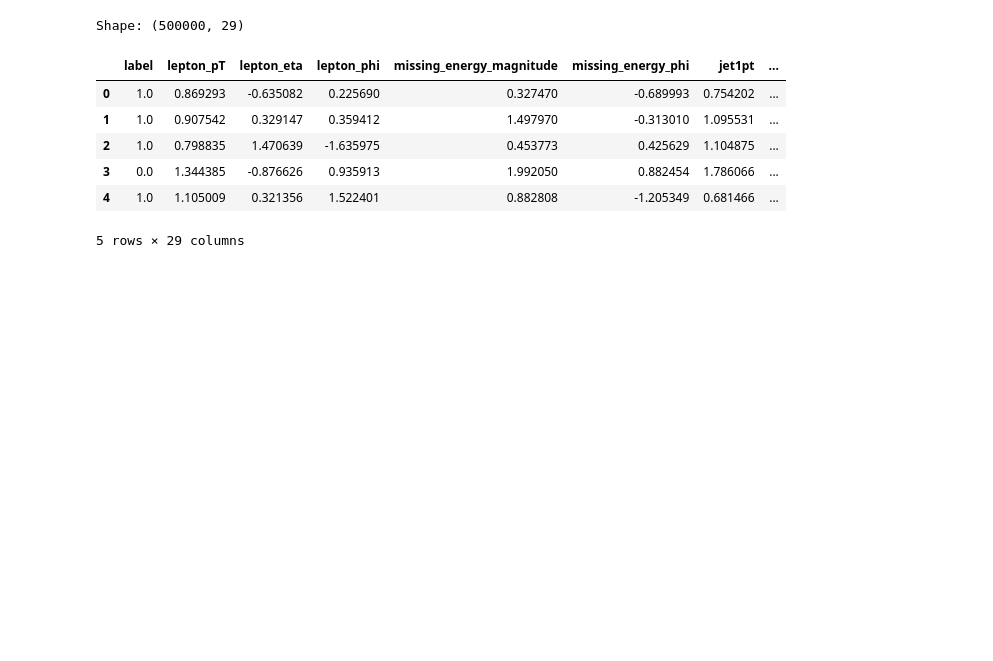
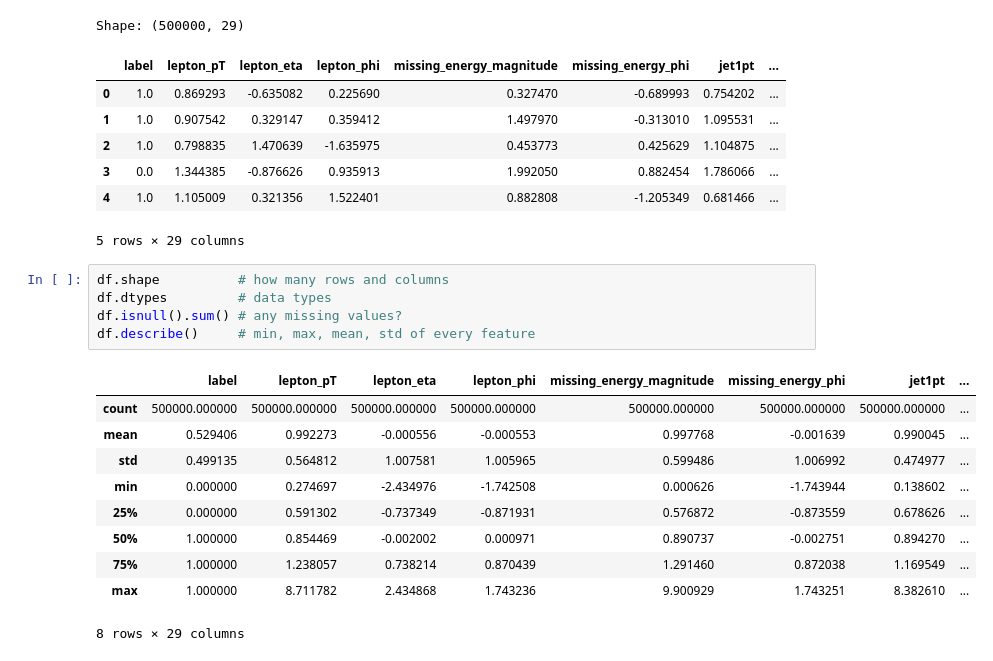
Before and after one commit to NuneGharibyan/higgs-boson-classification, a Jupyter notebook: notebooks/01_eda.ipynb, the cells around one changed output. Saved outputs shown, nothing was run; the diff lists cells and outputs as text; blank space fills up the shorter version.

```diff
--- a/notebooks/01_eda.ipynb
+++ b/notebooks/01_eda.ipynb
@@ -33,3 +33,19 @@ Shape: (500000, 29)
 | 3 | 0.0 | 1.344385 | -0.876626 | 0.935913 | 1.992050 | 0.882454 | 1.786066 | ... |
 | 4 | 1.0 | 1.105009 | 0.321356 | 1.522401 | 0.882808 | -1.205349 | 0.681466 | ... |
 5 rows × 29 columns
+# %%
+df.shape          # how many rows and columns
+df.dtypes         # data types
+df.isnull().sum() # any missing values?
+df.describe()     # min, max, mean, std of every feature
+# %% [output]
+|  | label | lepton_pT | lepton_eta | lepton_phi | missing_energy_magnitude | missing_energy_phi | jet1pt | ... |
+| count | 500000.000000 | 500000.000000 | 500000.000000 | 500000.000000 | 500000.000000 | 500000.000000 | 500000.000000 | ... |
+| mean | 0.529406 | 0.992273 | -0.000556 | -0.000553 | 0.997768 | -0.001639 | 0.990045 | ... |
+| std | 0.499135 | 0.564812 | 1.007581 | 1.005965 | 0.599486 | 1.006992 | 0.474977 | ... |
+| min | 0.000000 | 0.274697 | -2.434976 | -1.742508 | 0.000626 | -1.743944 | 0.138602 | ... |
+| 25% | 0.000000 | 0.591302 | -0.737349 | -0.871931 | 0.576872 | -0.873559 | 0.678626 | ... |
+| 50% | 1.000000 | 0.854469 | -0.002002 | 0.000971 | 0.890737 | -0.002751 | 0.894270 | ... |
+| 75% | 1.000000 | 1.238057 | 0.738214 | 0.870439 | 1.291460 | 0.872038 | 1.169549 | ... |
+| max | 1.000000 | 8.711782 | 2.434868 | 1.743236 | 9.900929 | 1.743251 | 8.382610 | ... |
+8 rows × 29 columns
```
Also changed, not shown: parts of 7 cells of this notebook, 4 other files.
